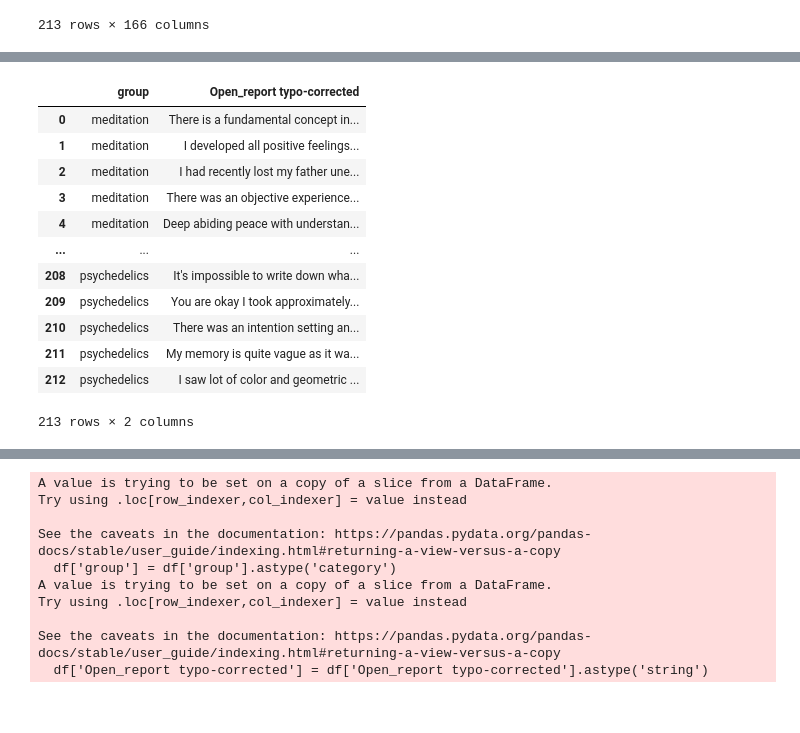
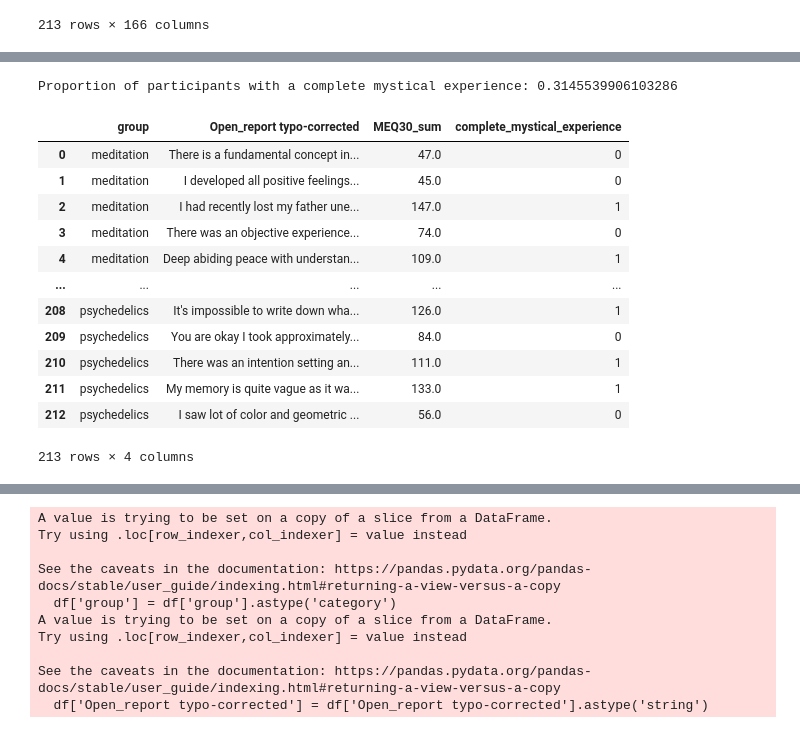
Before and after one commit to konstakm/psychedelics_vs_meditation_nlp, a Jupyter notebook: thesis analysis.ipynb, the cells around one changed output, grey strips where cells are left out. Cells and saved outputs as stored; diff of their text form; code cells hidden in the pictures.

Commit message:
adding new analyses and calculating meq scores

```diff
--- a/thesis analysis.ipynb
+++ b/thesis analysis.ipynb
@@ -34,3 +34,36 @@ df
 | 211 | psy3 | psychedelics | 40 | 1 | 7 | NaN | 4 | ... |
 | 212 | psy3 | psychedelics | 48 | 2 | 999 | Postgraduate | 3 | ... |
 213 rows × 166 columns
+# %%
+df['MEQ30_mystical_sum'] = df['MEQ30_Q1_mystical'] + df['MEQ30_Q2_mystical'] + df['MEQ30_Q3_mystical'] + df['MEQ30_Q4_mystical'] + df['MEQ30_Q5_mystical'] + df['MEQ30_Q6_mystical'] + df['MEQ30_Q7_mystical'] + df['MEQ30_Q8_mystical'] + df['MEQ30_Q9_mystical'] + df['MEQ30_Q10_mystical'] + df['MEQ30_Q11_mystical'] + df['MEQ30_Q12_mystical'] + df['MEQ30_Q13_mystical'] + df['MEQ30_Q14_mystical'] + df['MEQ30_Q15_mystical']
+df['MEQ30_positive_mood_sum'] = df['MEQ30_Q16_positive_mood'] + df['MEQ30_Q17_positive_mood'] + df['MEQ30_Q18_positive_mood'] + df['MEQ30_Q19_positive_mood'] + df['MEQ30_Q20_positive_mood'] + df['MEQ30_Q21_positive_mood']
+df['MEQ30_transcendence_sum'] = df['MEQ30_Q22_transcendence'] + df['MEQ30_Q23_transcendence'] + df['MEQ30_Q24_transcendence'] + df['MEQ30_Q25_transcendence'] + df['MEQ30_Q26_transcendence'] + df['MEQ30_Q27_transcendence']
+df['MEQ30_ineffability_sum'] = df['MEQ30_Q28_ineffability'] + df['MEQ30_Q29_ineffability'] + df['MEQ30_Q30_ineffability']
+
+
+print(df['MEQ30_mystical_sum'].mean())
+print(df['MEQ30_positive_mood_sum'].mean())
+print(df['MEQ30_transcendence_sum'].mean())
+print(df['MEQ30_ineffability_sum'].mean())
+
+
+print(df['MEQ30_mystical_sum'].max())
+print(df['MEQ30_positive_mood_sum'].max())
+print(df['MEQ30_transcendence_sum'].max())
+print(df['MEQ30_ineffability_sum'].max())
+
+
+total_max_score = df['MEQ30_mystical_sum'].max() + df['MEQ30_positive_mood_sum'].max() + df['MEQ30_transcendence_sum'].max() + df['MEQ30_ineffability_sum'].max()
+print(total_max_score)
+
+# Threshold values for complete mystical experience on each subscale
+
+threshold_mystical = df['MEQ30_mystical_sum'].max() * 0.6
+threshold_positive_mood = df['MEQ30_positive_mood_sum'].max() * 0.6
+threshold_transcendence = df['MEQ30_transcendence_sum'].max() * 0.6
+threshold_ineffability = df['MEQ30_ineffability_sum'].max() * 0.6
+
+print(threshold_mystical)
+print(threshold_positive_mood)
+print(threshold_transcendence)
+print(threshold_ineffability)
@@ -37,22 +84,35 @@ df
+# %%
+df['complete_mystical_experience'] = np.where(
+    (df['MEQ30_mystical_sum'] > threshold_mystical) &
+    (df['MEQ30_positive_mood_sum'] > threshold_positive_mood) &
+    (df['MEQ30_transcendence_sum'] > threshold_transcendence) &
+    (df['MEQ30_ineffability_sum'] > threshold_ineffability), 1, 0)
+# %%
+total_participants = df.shape[0]
+complete_mystical_experience_count = df['complete_mystical_experience'].sum()
+proportion_complete_mystical_experience = complete_mystical_experience_count / total_participants
+print(f"Proportion of participants with a complete mystical experience: {proportion_complete_mystical_experience}")
+# %% [output]
+Proportion of participants with a complete mystical experience: 0.3145539906103286
 # %%
 # Only keeping the columns that we need
 
-columns_to_keep = ['group', 'Open_report typo-corrected']
+columns_to_keep = ['group', 'Open_report typo-corrected', 'MEQ30_sum', 'complete_mystical_experience']
 
 df = df[columns_to_keep]
 
 df
 # %% [output]
-|  | group | Open_report typo-corrected |
-| 0 | meditation | There is a fundamental concept in... |
-| 1 | meditation | I developed all positive feelings... |
-| 2 | meditation | I had recently lost my father une... |
-| 3 | meditation | There was an objective experience... |
-| 4 | meditation | Deep abiding peace with understan... |
-| ... | ... | ... |
-| 208 | psychedelics | It's impossible to write down wha... |
-| 209 | psychedelics | You are okay I took approximately... |
-| 210 | psychedelics | There was an intention setting an... |
-| 211 | psychedelics | My memory is quite vague as it wa... |
-| 212 | psychedelics | I saw lot of color and geometric ... |
+|  | group | Open_report typo-corrected | MEQ30_sum | complete_mystical_experience |
+| 0 | meditation | There is a fundamental concept in... | 47.0 | 0 |
+| 1 | meditation | I developed all positive feelings... | 45.0 | 0 |
+| 2 | meditation | I had recently lost my father une... | 147.0 | 1 |
+| 3 | meditation | There was an objective experience... | 74.0 | 0 |
+| 4 | meditation | Deep abiding peace with understan... | 109.0 | 1 |
+| ... | ... | ... | ... | ... |
+| 208 | psychedelics | It's impossible to write down wha... | 126.0 | 1 |
+| 209 | psychedelics | You are okay I took approximately... | 84.0 | 0 |
+| 210 | psychedelics | There was an intention setting an... | 111.0 | 1 |
+| 211 | psychedelics | My memory is quite vague as it wa... | 133.0 | 1 |
+| 212 | psychedelics | I saw lot of color and geometric ... | 56.0 | 0 |
-213 rows × 2 columns
+213 rows × 4 columns
```
Also changed, not shown: parts of 87 cells of this notebook, 2 other files.
